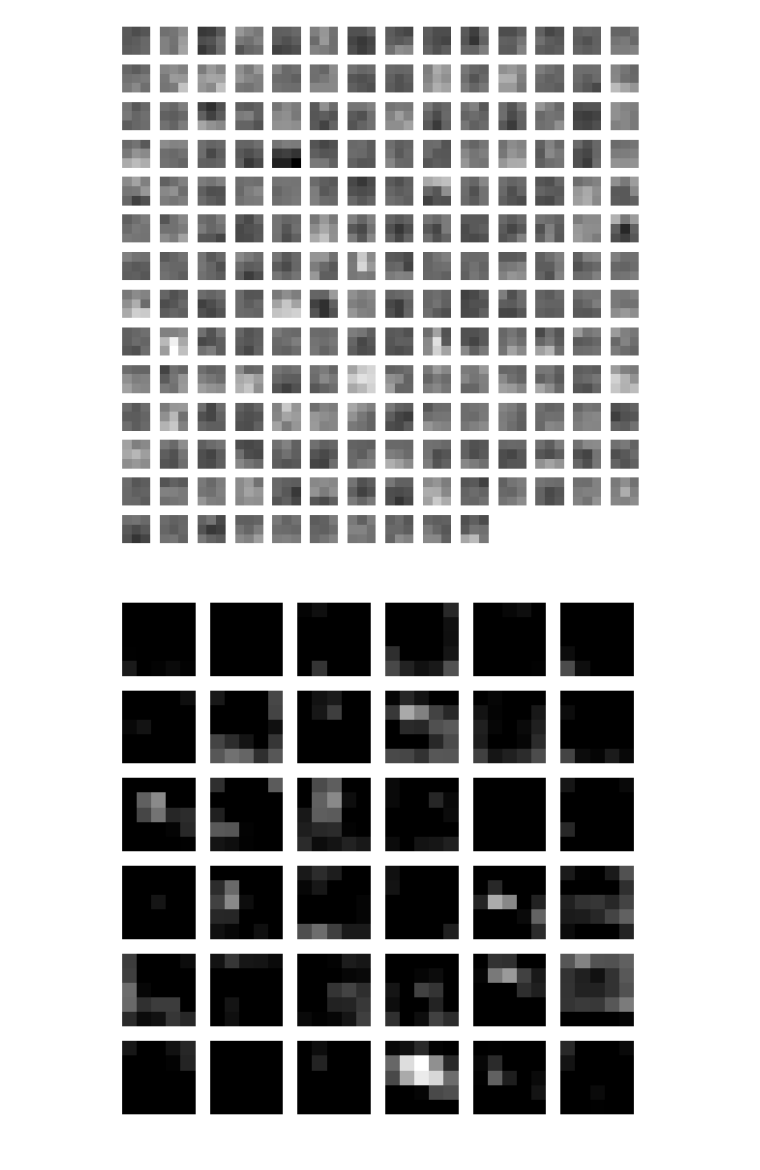
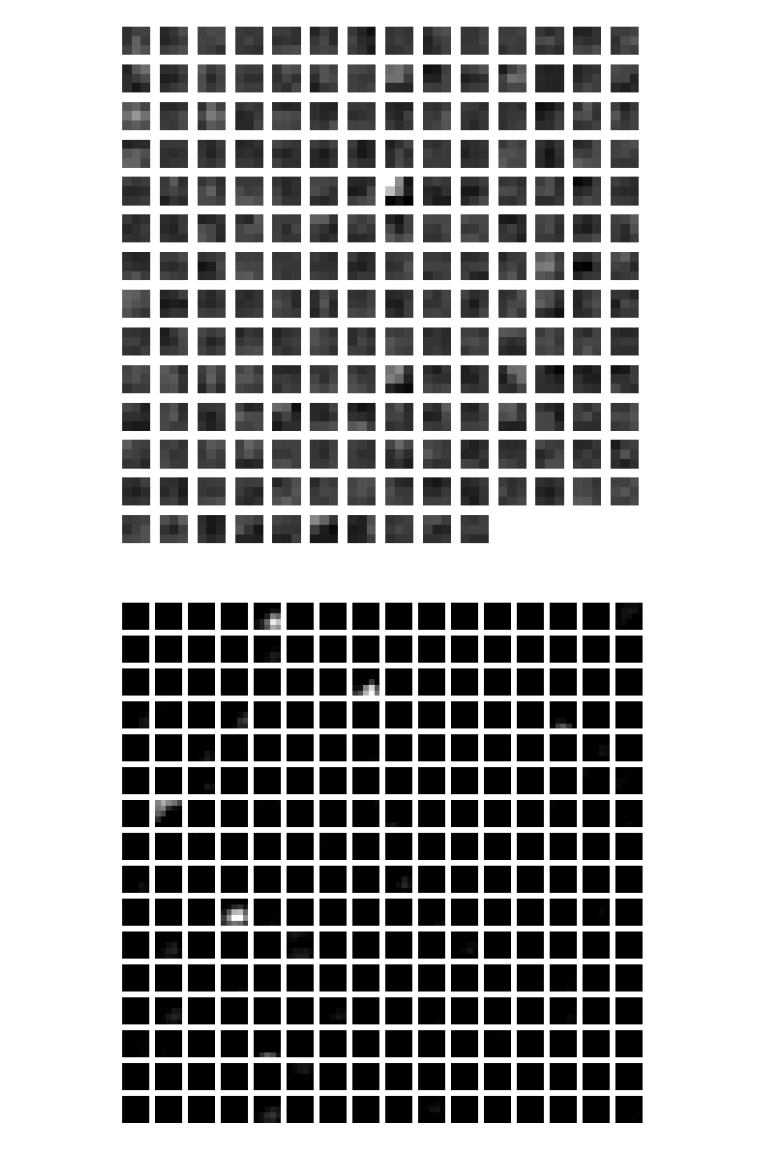
Before and after one commit to BrotherJing/CNN_tabletennis, a Jupyter notebook: struct_output.ipynb, the cells around one changed output. Drawn from its saved outputs; the diff is of its cells as text; code cells hidden in the pictures.

```diff
--- a/struct_output.ipynb
+++ b/struct_output.ipynb
@@ -19,7 +19,7 @@ import caffe
 # %%
 PATCH_SIZE = 100
 
-WEIGHTS_FILE = '/home/jing/Documents/CNN_tabletennis/example_sodlt_iter_10000.caffemodel'
+WEIGHTS_FILE = '/home/jing/Documents/CNN_tabletennis/end2end_hardmine_iter_20000.caffemodel'
 DEPLOY_FILE = '/home/jing/Documents/CNN_tabletennis/models/sodlt_deploy.prototxt'
 MEAN_FILE = '/home/jing/Documents/CNN_tabletennis/data/mean.npy'
 # %%
@@ -39,6 +39,6 @@ transformer.set_channel_swap('data', (2,1,0))#RGB to BGR
 # %%
-img_name = '/home/jing/Documents/TableTennis/TableTennis/build/tabletennis_test/0015R027801.jpg'
-prob_name = '/home/jing/Documents/TableTennis/TableTennis/build/tabletennis_test/0015R027801.prob.jpg'
+img_name = '/home/jing/Documents/TableTennis/TableTennis/build/tabletennis_test/0014L027904.jpg'
+prob_name = '/home/jing/Documents/TableTennis/TableTennis/build/tabletennis_test/0014L027904.prob.jpg'
 
 #batch_size = net.blobs['data'].data.shape[0]
 
@@ -132,16 +127,16 @@ def vis_square(data):
 # the parameters are a list of [weights, biases]
 #filters = net.params['conv1'][0].data
 #vis_square(filters.transpose(0, 2, 3, 1))
-filters = net.params['conv5'][0].data
+filters = net.params['conv4'][0].data
 vis_square(filters[1])
 #print filters[4][3]
 # %% [output]
-[figure, old version]
+[figure, new version]
 # %%
-feat = net.blobs['conv4'].data[0, :36]
+feat = net.blobs['conv5'].data[0]
 vis_square(feat)
 # %% [output]
-[figure, old version]
+[figure, new version]
 # %%
 feat = net.blobs['sodlt_fc6'].data[0]
 plt.subplot(2, 1, 1)
```
Also changed, not shown: parts of 11 cells of this notebook, 16 other files.
